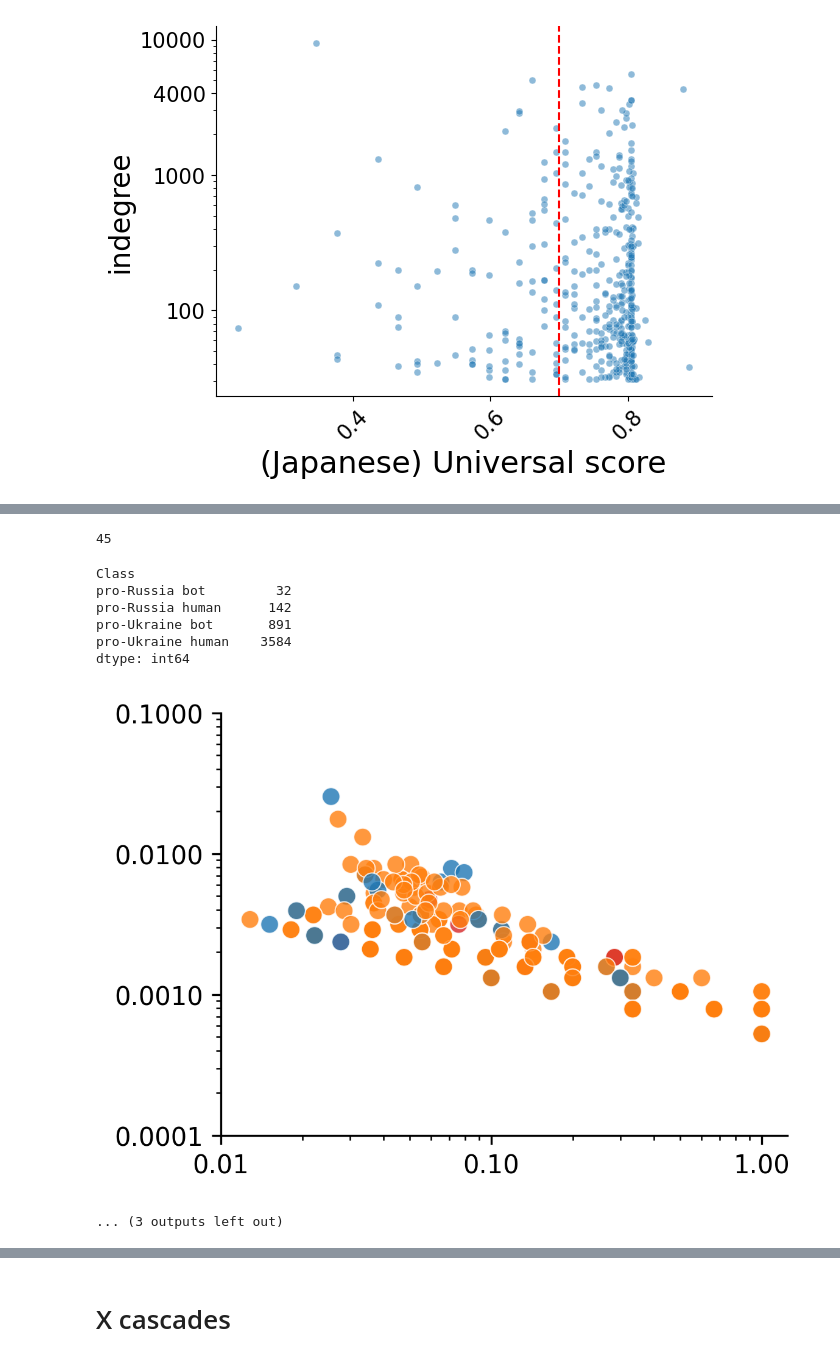
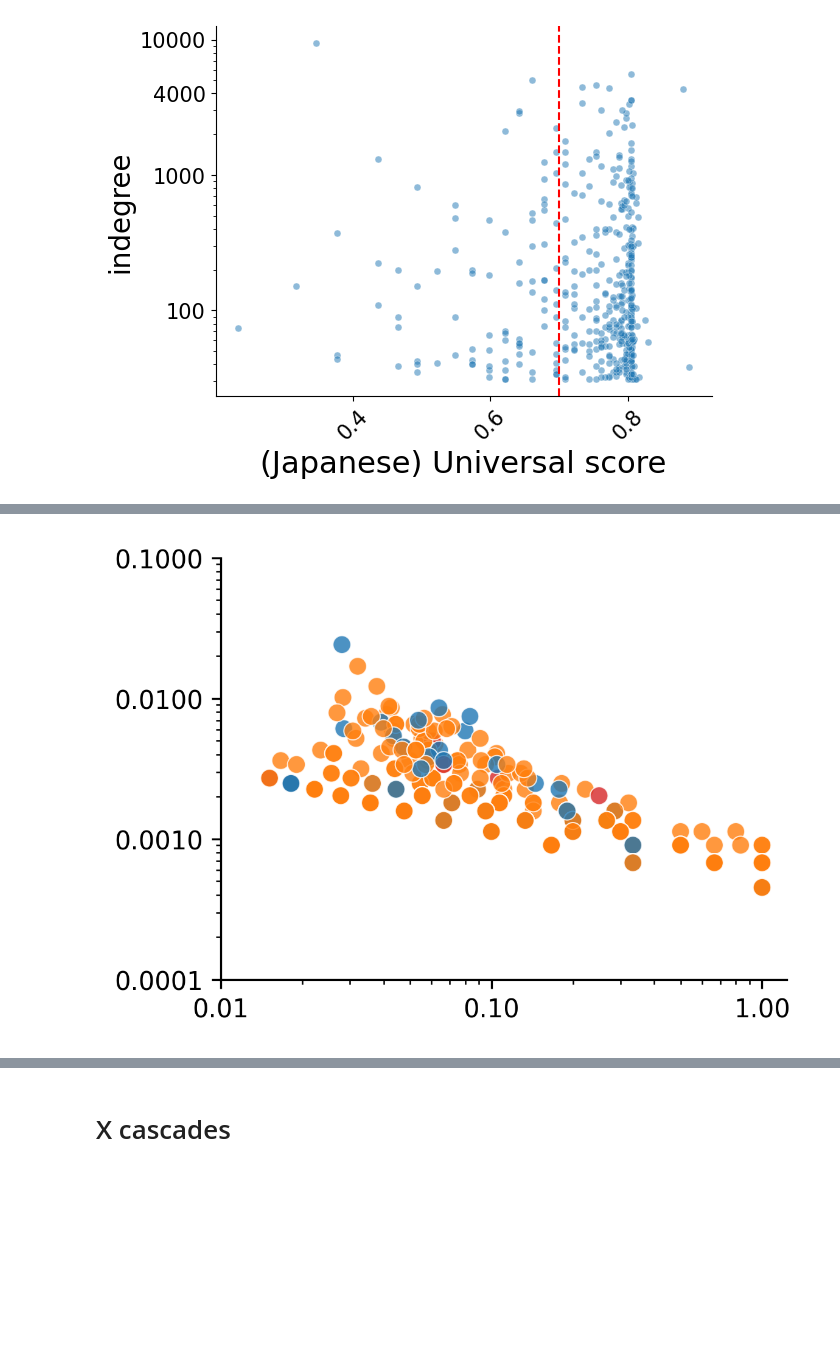
Before and after one commit to myrainbowandsky/botspluripotency, a Jupyter notebook: figs.ipynb, the cells around one changed output, grey strips where cells are left out. Saved outputs shown, nothing was run; the diff lists cells and outputs as text; code cells hidden in the pictures; blank space fills up the shorter version.

```diff
--- a/figs.ipynb
+++ b/figs.ipynb
@@ -92,40 +87,6 @@ sns.despine()
 # %% [output]
 [figure]
 # %%
-'''import pandas as pd
-import networkx as nx
-import matplotlib.pyplot as plt
-import seaborn as sns
-import matplotlib
-from decimal import Decimal
-
-def round_sigfigs(num, sig_figs):
-    num = Decimal(str(num))
-    if num == 0:
-        return 0
-    return round(num, -int(num.adjusted()) + (sig_figs - 1))
-
-def reuturnGdf(_G,_dic,_t):
-
-    _df=nx.to_pandas_edgelist(_G)
-
-    _df['source'] = _df['source'].astype(int)
-    _df['target'] = _df['target'].astype(int)
-    _df['author_Class']=_df['source'].map(_dic)
-    _df['parent_Class']=_df['target'].map(_dic)
-
-    #_rate1 = (_df.dropna().query("`author_Class`.str.contains('human') & `parent_Class`.str.contains('bot')").shape[0]/2/_df.dropna().shape[0] + _df.dropna().query("`author_Class`!=`parent_Class`").shape[0]) * 100
-    #_rate2 = (_df.dropna().query("`author_Class`.str.contains('human') & `parent_Class`.str.contains('human')").shape[0]/2/_df.dropna().shape[0] + _df.dropna().query("`author_Class`!=`parent_Class`").shape[0]) * 100
-    #_rate3 = (_df.dropna().query("`author_Class`.str.contains('bot') & `parent_Class`.str.contains('bot')").shape[0]/2/_df.dropna().shape[0] + _df.dropna().query("`author_Class`!=`parent_Class`").shape[0]) * 100
-    _rate1 = _df.dropna().query("`author_Class`.str.contains('human') & `parent_Class`.str.contains('bot')").shape[0] / _df.dropna().shape[0] * 100
-    _rate2 = _df.dropna().query("`author_Class`.str.contains('human') & `parent_Class`.str.contains('human')").shape[0] / _df.dropna().shape[0] * 100
-    _rate3 = _df.dropna().query("`author_Class`.str.contains('bot') & `parent_Class`.str.contains('bot')").shape[0] / _df.dropna().shape[0]  * 100
-    _ratedf = pd.DataFrame([[_rate1,_rate2,_rate3]],index=[_t],columns=['Human-bot','Human-human','Bot-bot'])
-
-    _ratedf= _ratedf.applymap(lambda x: round_sigfigs(x,2))
-
-
-    return _ratedf'''
 import matplotlib as mpl
 mpl.rcParams['figure.dpi'] = 300
 import pandas as pd
@@ -134,6 +95,9 @@ import matplotlib.pyplot as plt
 import seaborn as sns
 import matplotlib
 from decimal import Decimal
+import warnings
+warnings.filterwarnings('ignore')
+
 
 def round_sigfigs(num, sig_figs):
     num = Decimal(str(num))
@@ -141,18 +105,7 @@ def round_sigfigs(num, sig_figs):
         return 0
     return round(num, -int(num.adjusted()) + (sig_figs - 1))
 
-'''def countdf(_df,_Gdf):
-    k=0
-    _df.reset_index(inplace=True, drop=True)
-    _Gdflst = _Gdf.values.tolist()
-    for i in range(_df.shape[0]):
-        _each=_df[i:i+1]
-        _each=_each.reindex(columns=['target','source','edge_type','weight',	'author_Class',	'parent_Class'])
-        _eachlst = _each.values.tolist()[0]
-        if _eachlst in _Gdflst:
-            #if ((_Gdf.source.isin(each['source'])) & (_Gdf.target.isin(each['target'])) & (_Gdf.author_Class.isin(each['author_Class'])) & (_Gdf.parent_Class.isin(each['parent_Class']))).all():
-            k+=1
-    return k'''
+
 
 def countdf(_df,_Gdf):
     k=0
@@ -190,13 +143,12 @@ def returnGdf(_G,_dic,_t):
     _t1 = _df.query("`author_Class`.str.contains('human') & `parent_Class`.str.contains('bot')")
     _t2 = _df.query("`author_Class`.str.contains('human') & `parent_Class`.str.contains('human')")
     _t3 = _df.query("`author_Class`.str.contains('bot') & `parent_Class`.str.contains('bot')")
-    _allN = returnNt(_t1,_df)+returnNt(_t2,_df)+returnNt(_t3,_df)#_df.shape[0]-(countdf(_t1,_df)+countdf(_t2,_df)+countdf(_t3,_df))
+    _allN = returnNt(_t1,_df)+returnNt(_t2,_df)+returnNt(_t3,_df)
 
 
-    #countdf(_t1)
-    _rate1 = returnNt(_t1,_df) / _allN * 100#(_t1.shape[0]-countdf(_t1,_df)) / _allN * 100
-    _rate2 = returnNt(_t2,_df) / _allN * 100#(_t2.shape[0]-countdf(_t2,_df)) / _allN * 100
-    _rate3 = returnNt(_t3,_df) / _allN * 100#(_t3.shape[0]-countdf(_t3,_df)) / _allN * 100
+    _rate1 = returnNt(_t1,_df) / _allN * 100
+    _rate2 = returnNt(_t2,_df) / _allN * 100
+    _rate3 = returnNt(_t3,_df) / _allN * 100
     _ratedf = pd.DataFrame([[_rate1,_rate2,_rate3]],index=[i],columns=['Human-bot','Human-human','Bot-bot'])
     _ratedf= _ratedf.applymap(lambda x: round_sigfigs(x,2))
     return _ratedf
@@ -205,7 +157,7 @@ lang='en'
 Ratedf=pd.DataFrame()
 t=300*2
 DF1=pd.DataFrame()
-for i in range(15,60,10):#range(t,t*6,t):#[t,t*7,t*14]:#range(15,60,10):
+for i in range(15,60,10):
     print(i)
 
     G=nx.read_graphml('test_Bucha_'+lang+str(i)+'.graphml')
@@ -240,7 +192,6 @@ for i in range(15,60,10):#range(t,t*6,t):#[t,t*7,t*14]:#range(15,60,10):
     ratedf=returnGdf(G,dic,i)
     Ratedf=pd.concat([Ratedf,ratedf])
 
-    #df1['class']=np.where(df1['Id'].isin(csv['Id']),df1['Id'].map(csv.set_index('Id')['class']),df1['class'])
 
     df1=df1[df1['Class']!='']
 
@@ -250,9 +201,6 @@ for i in range(15,60,10):#range(t,t*6,t):#[t,t*7,t*14]:#range(15,60,10):
 
     print(df1.groupby('Class').size())
 
-    #DF1 = pd.concat([DF1,df1])
-
-    #g=sns.regplot(data=df1,y='centrality',x='clustering coefficient')
     hue_order=['']
 
     g=sns.scatterplot(data=df1,y='centrality',x='clustering coefficient',hue='Class',hue_order=['pro-Ukraine bot','pro-Ukraine human','pro-Russia bot','pro-Russia human'],alpha=0.8)
@@ -261,8 +209,8 @@ for i in range(15,60,10):#range(t,t*6,t):#[t,t*7,t*14]:#range(15,60,10):
     plt.yscale('log')
     fig = plt.gcf()
 
-    # 设置新的图像尺寸
-    new_size = (4, 3)  # 新的宽度为6英寸，高度为4英寸
+
+    new_size = (4, 3)
     fig.set_size_inches(new_size)
     scatters = plt.gca().collections[0]
     scatters.set_sizes([50])
@@ -285,6 +233,5 @@ for i in range(15,60,10):#range(t,t*6,t):#[t,t*7,t*14]:#range(15,60,10):
     legend.remove()
 
     plt.show()
-Ratedf.to_csv(lang+'_Human-bot_reply_rate.csv')
 # %% [output]
 15
@@ -313,12 +275,4 @@ dtype: int64
-45
-Class
-pro-Russia bot         32
-pro-Russia human      142
-pro-Ukraine bot       891
-pro-Ukraine human    3584
-dtype: int64
-[figure]
-... (3 outputs left out)
+[figure, added]
 # %%
 #lang='fr'#t=300*2
 import matplotlib as mpl
```
Also changed, not shown: parts of 21 cells of this notebook.
